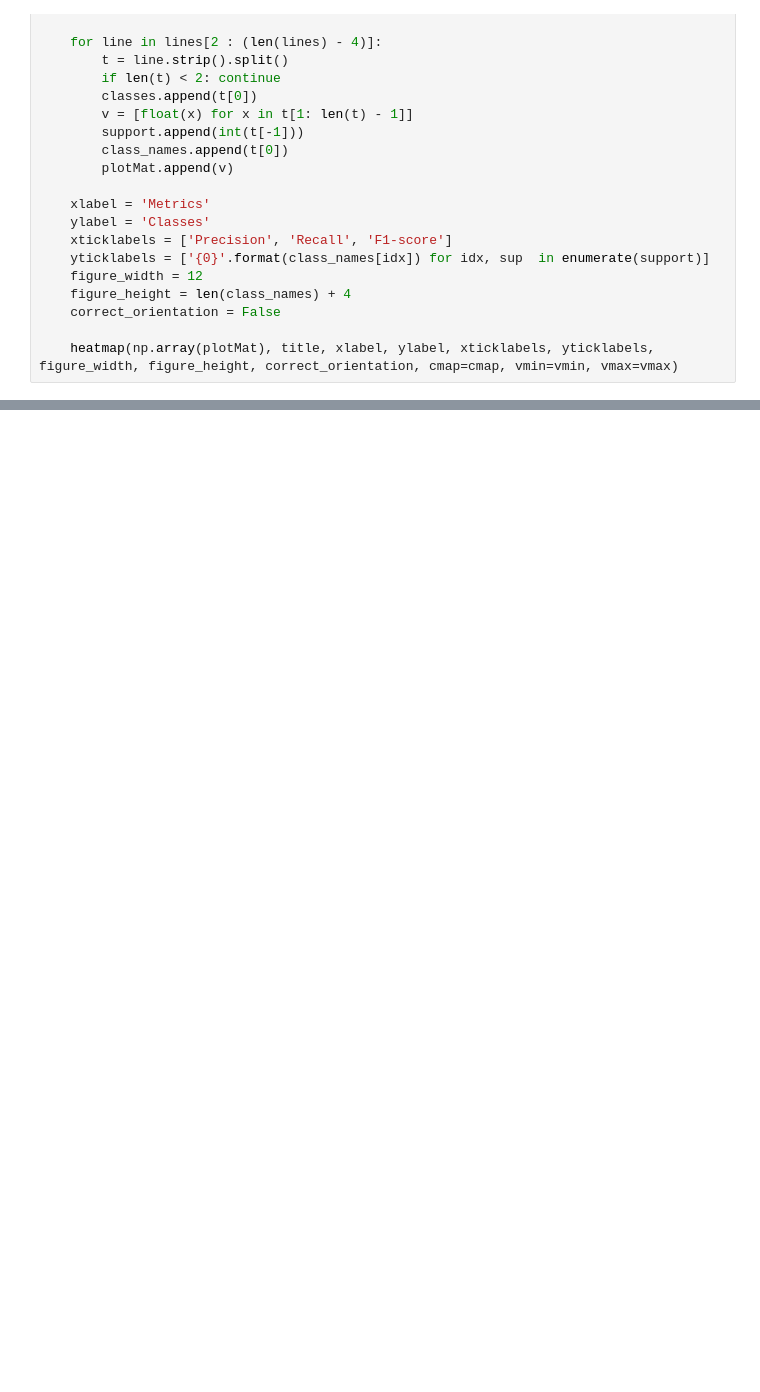
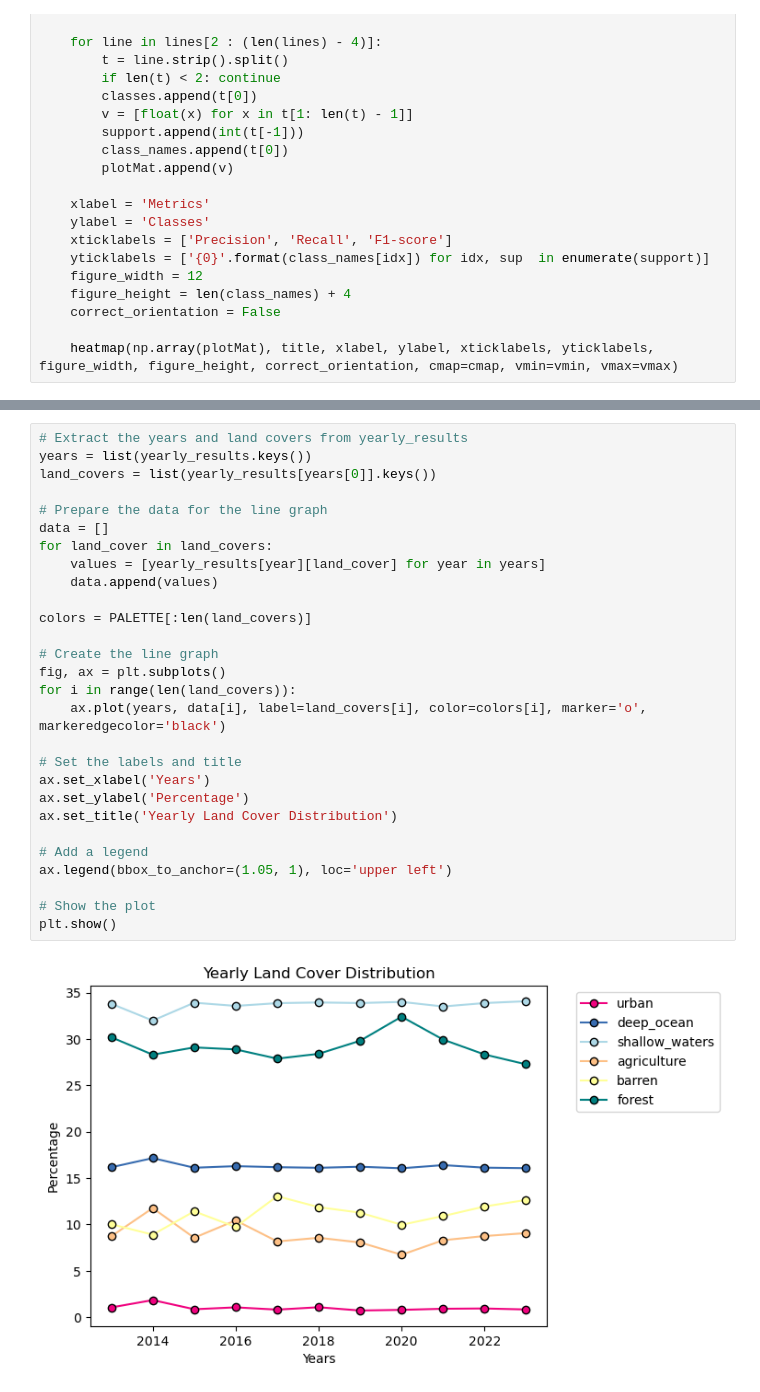
Before and after one commit to JuanesLamilla/cuba_landcover_class, a Jupyter notebook: analysis.ipynb, the cells around one changed output, grey strips where cells are left out. Saved outputs shown, nothing was run; the diff lists cells and outputs as text; blank space fills up the shorter version.

```diff
--- a/analysis.ipynb
+++ b/analysis.ipynb
@@ -1061,0 +1266,30 @@ for i, (key, value) in enumerate(models.items()):
+# %%
+# Extract the years and land covers from yearly_results
+years = list(yearly_results.keys())
+land_covers = list(yearly_results[years[0]].keys())
+
+# Prepare the data for the line graph
+data = []
+for land_cover in land_covers:
+    values = [yearly_results[year][land_cover] for year in years]
+    data.append(values)
+
+colors = PALETTE[:len(land_covers)]
+
+# Create the line graph
+fig, ax = plt.subplots()
+for i in range(len(land_covers)):
+    ax.plot(years, data[i], label=land_covers[i], color=colors[i], marker='o', markeredgecolor='black')
+
+# Set the labels and title
+ax.set_xlabel('Years')
+ax.set_ylabel('Percentage')
+ax.set_title('Yearly Land Cover Distribution')
+
+# Add a legend
+ax.legend(bbox_to_anchor=(1.05, 1), loc='upper left')
+
+# Show the plot
+plt.show()
+# %% [output]
+[figure, added]
```
Also changed, not shown: parts of 16 cells of this notebook, 1 other file.
